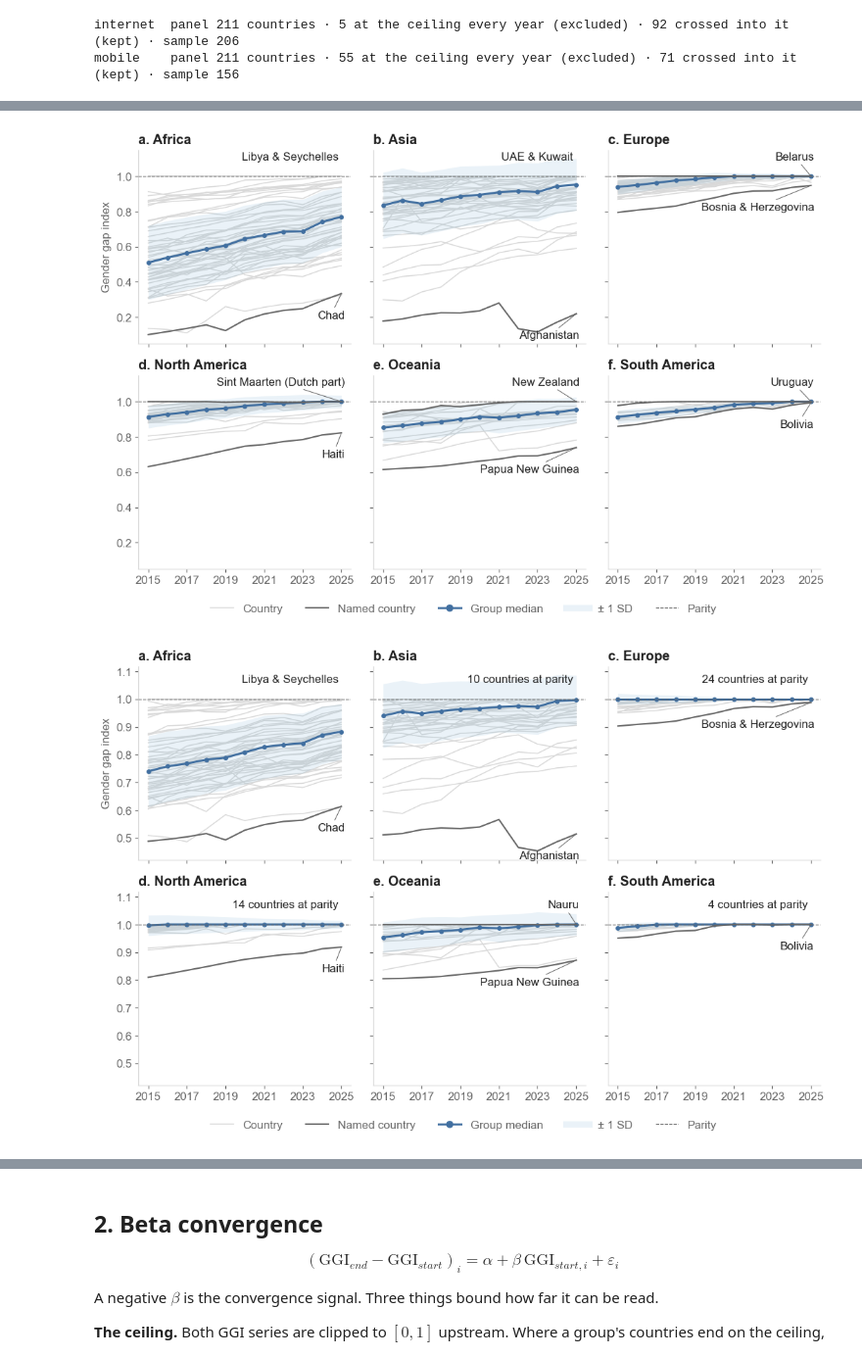
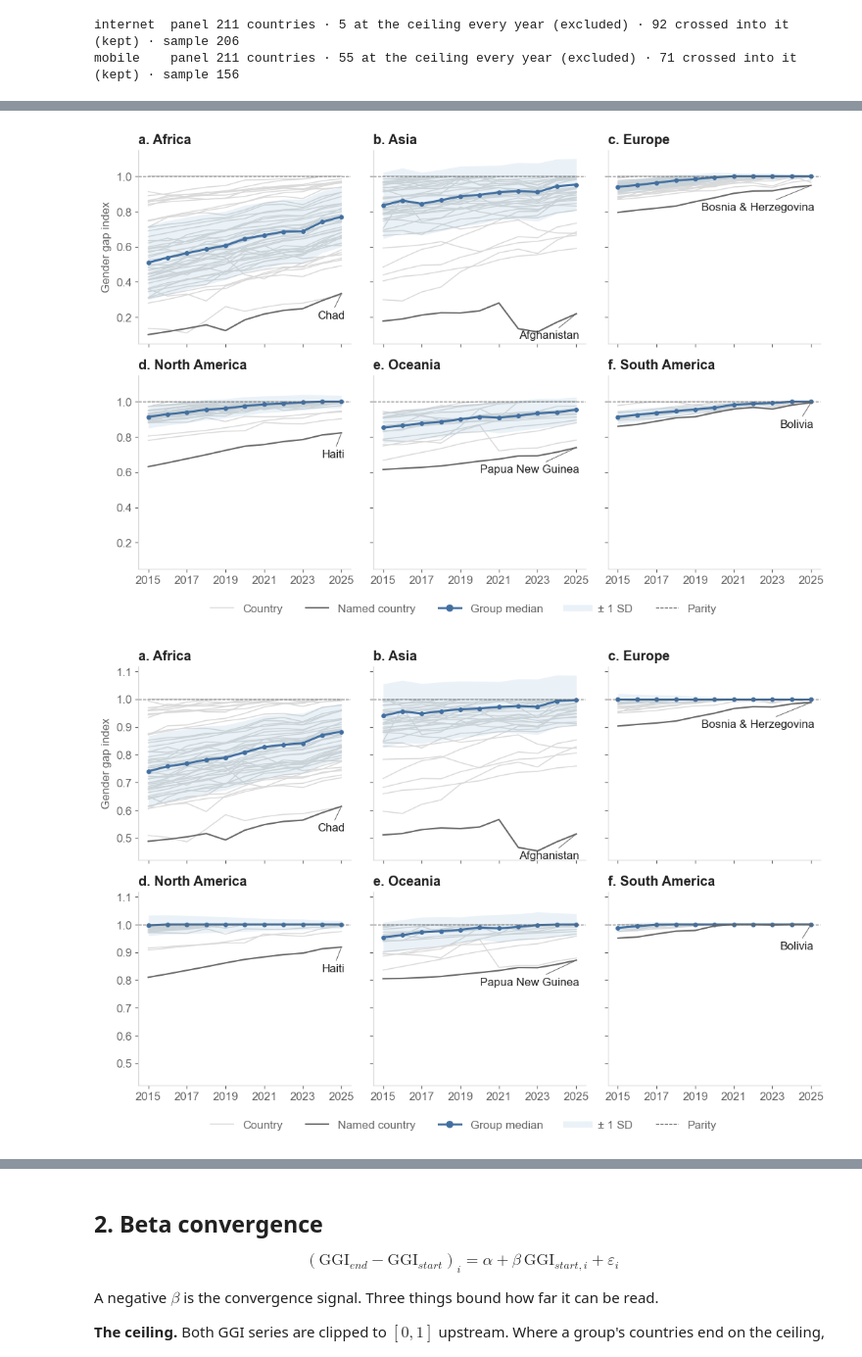
Before and after one commit to vallerrr/dgg_national, a Jupyter notebook: src/analysis_notebooks/08_prediction_and_convergence.ipynb, the cells around one changed output, grey strips where cells are left out. Shown at 98% size. Cells and saved outputs as stored; diff of their text form; code cells hidden in the pictures.

```diff
--- a/src/analysis_notebooks/08_prediction_and_convergence.ipynb
+++ b/src/analysis_notebooks/08_prediction_and_convergence.ipynb
@@ -111,63 +110,49 @@ for ind in INDICATORS:
         for _, row in block.iterrows():
             ax.plot(years, row[years].values, color=GRID, linewidth=1, zorder=1)
 
-        # The group's two extremes, by the GGI averaged over the whole window rather than by either
-        # endpoint: one noisy year should not decide which country gets named — the same rule the
-        # archived region version used. The named line is drawn a step darker than the rest of the
-        # spaghetti so it can be traced, and stays in the neutral greys: it is still a country line,
-        # not a third series. The label sits off the line with a leader back to it.
+        # The group's lowest country, by the GGI averaged over the whole window rather than by
+        # either endpoint: one noisy year should not decide which country gets named — the same rule
+        # the archived region version used. The named line is drawn a step darker than the rest of
+        # the spaghetti so it can be traced, and stays in the neutral greys: it is still a country
+        # line, not a third series. The label sits off the line with a leader back to it.
         #
-        # The top is usually a TIE, because the series is clipped at parity: on mobile, 24 European
-        # countries sit at exactly 1.000 over the whole window. Naming one of them would be naming
-        # whichever `idxmax` reached first, so a tie is labelled as a tie and no line is singled out.
+        # The top is not labelled: the series is clipped at parity, so it is usually a tie (24
+        # European countries at exactly 1.000 over the whole window on mobile) and says more about
+        # the ceiling than about any country.
         mean_ggi = block[years].mean(axis=1)
         NAME_LEVEL = block.index.names.index('country')
-        at_top = mean_ggi[mean_ggi >= mean_ggi.max() - 1e-9]
         anchor = years[-1]
-
-        def label_line(key, text, dy, va):
-            values = block.loc[key, years]
-            ax.plot(years, values.values, color=MUTED, linewidth=1.4, zorder=4)
-            ax.annotate(text, (anchor, values[anchor]), xytext=(3, dy),
-                        textcoords='offset points', ha='right', va=va,
-                        fontsize=STYLE['tick_fs'], color=INK, zorder=6,
-                        arrowprops=dict(arrowstyle='-', color=MUTED, linewidth=0.7,
-                                        shrinkA=1, shrinkB=1))
-
-        top_names = [k[NAME_LEVEL] for k in at_top.index]
-        if len(at_top) == 1:
-            label_line(at_top.index[0], top_names[0], 14, 'bottom')
-        else:
-            # A short tie is worth naming in full; a long one is only worth counting.
-            text = ' & '.join(top_names) if len(at_top) <= 3 else f'{len(at_top)} countries at parity'
-            ax.annotate(text, (anchor, mean_ggi.max()), xytext=(-3, 14),
-                        textcoords='offset points', ha='right', va='bottom',
-                        fontsize=STYLE['tick_fs'], color=INK, zorder=6)
         worst = mean_ggi.idxmin()
-        label_line(worst, worst[NAME_LEVEL], -16, 'top')
+        values = block.loc[worst, years]
+        ax.plot(years, values.values, color=MUTED, linewidth=1.4, zorder=4)
+        ax.annotate(worst[NAME_LEVEL], (anchor, values[anchor]), xytext=(3, -16),
+                    textcoords='offset points', ha='right', va='top',
+                    fontsize=STYLE['tick_fs'], color=INK, zorder=6,
+                    arrowprops=dict(arrowstyle='-', color=MUTED, linewidth=0.7,
+                                    shrinkA=1, shrinkB=1))
 
         med = block[years].median()
         sd = block[years].std()
         ax.fill_between(years, med - sd, med + sd, color=PALETTE[5], alpha=0.15, linewidth=0, zorder=2)
         ax.plot(years, med, color=PALETTE[4], linewidth=2, marker='o', markersize=3.5, zorder=3)
         ax.axhline(1.0, color=MUTED, linewidth=0.8, linestyle='--', zorder=5)
         ax.set_xticks(years[::2])
         plot.tidy(ax, title=f'{order}. {name}')
 
     for ax in axes[len(groups):]:
         ax.axis('off')
     axes[0].set_ylabel('Gender gap index', fontsize=STYLE['tick_fs'], color=MUTED)
 
     handles = [plt.Line2D([], [], color=GRID, linewidth=1, label='Country'),
                plt.Line2D([], [], color=MUTED, linewidth=1.4,
                           label='Named country'),
                plt.Line2D([], [], color=PALETTE[4], linewidth=2, marker='o', label='Group median'),
                plt.Line2D([], [], color=PALETTE[5], linewidth=6, alpha=0.15, label='± 1 SD'),
                plt.Line2D([], [], color=MUTED, linewidth=0.8, linestyle='--', label='Parity')]
     plot.legend(fig, handles, y=-0.02)
     fig.tight_layout(rect=[0, 0.03, 1, 0.94])
     plot.save(fig, NOTEBOOK, f'01_trend_by_{GROUP}_{ind}')
     plt.show()
 # %% [output]
-[figure, old version]
+[figure, new version]
-[figure, old version]
+[figure, new version]
```
Also changed, not shown: parts of 5 cells of this notebook, 10 other files.
